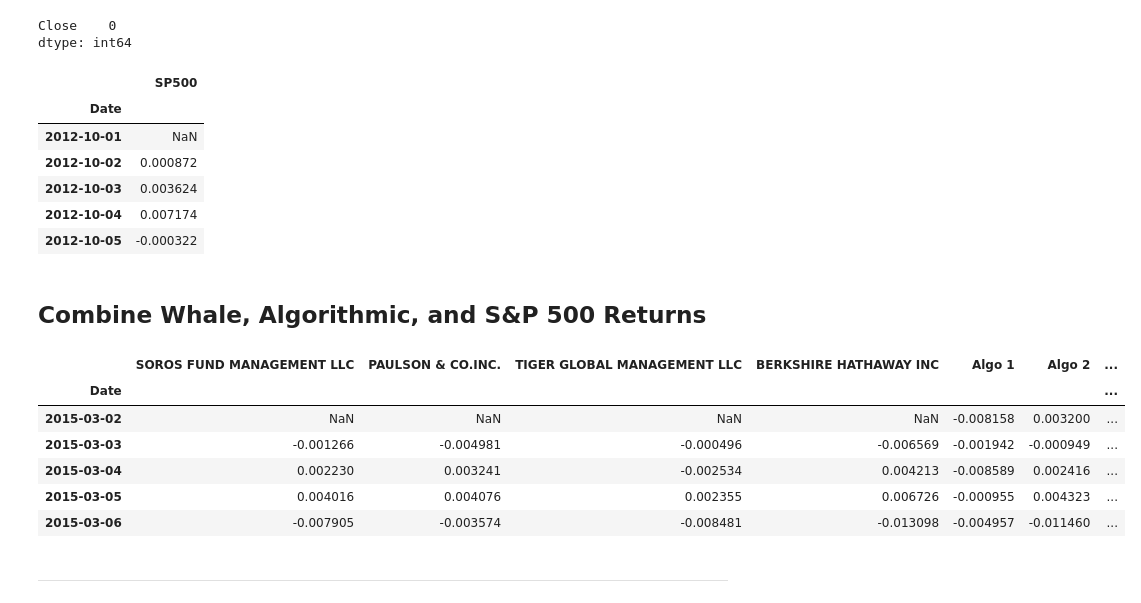
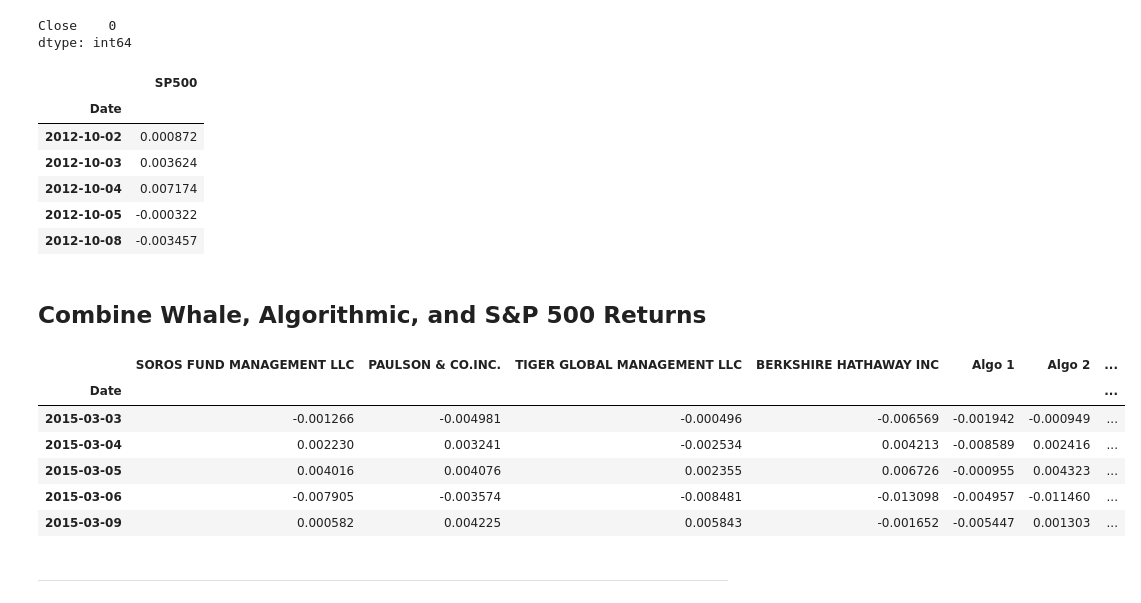
Before and after one commit to kimrodriguezFINTECH/AWHALE, a Jupyter notebook: whale_analysis.ipynb, the cells around one changed output. Cells and saved outputs as stored; diff of their text form; code cells hidden in the pictures.

```diff
--- a/whale_analysis.ipynb
+++ b/whale_analysis.ipynb
@@ -29,7 +29,7 @@ Files:
 Read the Whale Portfolio daily returns and clean the data
 # %%
 # Reading whale returns
-whales = pd.read_csv("whale_returns.csv", index_col="Date",parse_dates=True)
+whales = pd.read_csv("./Resources/whale_returns.csv",index_col="Date",parse_dates=True)
 whales
 # %% [output]
 |  | SOROS FUND MANAGEMENT LLC | PAULSON & CO.INC. | TIGER GLOBAL MANAGEMENT LLC | BERKSHIRE HATHAWAY INC |
@@ -71,7 +71,7 @@ dtype: int64
 Read the algorithmic daily returns and clean the data
 # %%
 # Reading algorithmic returns
-algo = pd.read_csv("algo_returns.csv", index_col="Date", parse_dates=True)
+algo = pd.read_csv("./Resources/algo_returns.csv", index_col="Date", parse_dates=True)
 algo
 # %% [output]
 |  | Algo 1 | Algo 2 |
@@ -130,7 +126,7 @@ dtype: int64
 Read the S&P 500 historic closing prices and create a new daily returns DataFrame from the data.
 # %%
 # Reading S&P 500 Closing Prices
-sp500 = pd.read_csv("sp500_history.csv", index_col="Date", parse_dates=True).sort_index()
+sp500 = pd.read_csv("./Resources/sp500_history.csv", index_col="Date", parse_dates=True).sort_index()
 sp500
 # %% [output]
 |  | Close |
@@ -209,30 +205,30 @@ Close    0
 dtype: int64
 # %%
 # Rename `Close` Column to be specific to this portfolio.
-daily_returns.columns = ["SP500"]
-daily_returns.head()
+clean_daily_returns.columns = ["SP500"]
+clean_daily_returns.head()
 # %% [output]
 |  | SP500 |
 | Date |  |
-| 2012-10-01 | NaN |
 | 2012-10-02 | 0.000872 |
 | 2012-10-03 | 0.003624 |
 | 2012-10-04 | 0.007174 |
 | 2012-10-05 | -0.000322 |
+| 2012-10-08 | -0.003457 |
 # %% [markdown]
 ## Combine Whale, Algorithmic, and S&P 500 Returns
 # %%
 # Join Whale Returns, Algorithmic Returns, and the S&P 500 Returns into a single DataFrame with columns for each portfolio's returns.
-joined_data_columns = pd.concat([whales, algo, sp500], axis="columns", join= "inner")
+joined_data_columns = pd.concat([clean_whales, clean_algo, clean_daily_returns], axis="columns", join= "inner")
 joined_data_columns.head()
 # %% [output]
 |  | SOROS FUND MANAGEMENT LLC | PAULSON & CO.INC. | TIGER GLOBAL MANAGEMENT LLC | BERKSHIRE HATHAWAY INC | Algo 1 | Algo 2 | ... |
 | Date |  |  |  |  |  |  | ... |
-| 2015-03-02 | NaN | NaN | NaN | NaN | -0.008158 | 0.003200 | ... |
 | 2015-03-03 | -0.001266 | -0.004981 | -0.000496 | -0.006569 | -0.001942 | -0.000949 | ... |
 | 2015-03-04 | 0.002230 | 0.003241 | -0.002534 | 0.004213 | -0.008589 | 0.002416 | ... |
 | 2015-03-05 | 0.004016 | 0.004076 | 0.002355 | 0.006726 | -0.000955 | 0.004323 | ... |
 | 2015-03-06 | -0.007905 | -0.003574 | -0.008481 | -0.013098 | -0.004957 | -0.011460 | ... |
+| 2015-03-09 | 0.000582 | 0.004225 | 0.005843 | -0.001652 | -0.005447 | 0.001303 | ... |
 # %% [markdown]
 ---
 # %% [markdown]
```
Also changed, not shown: parts of 4 cells of this notebook, 6 other files.
